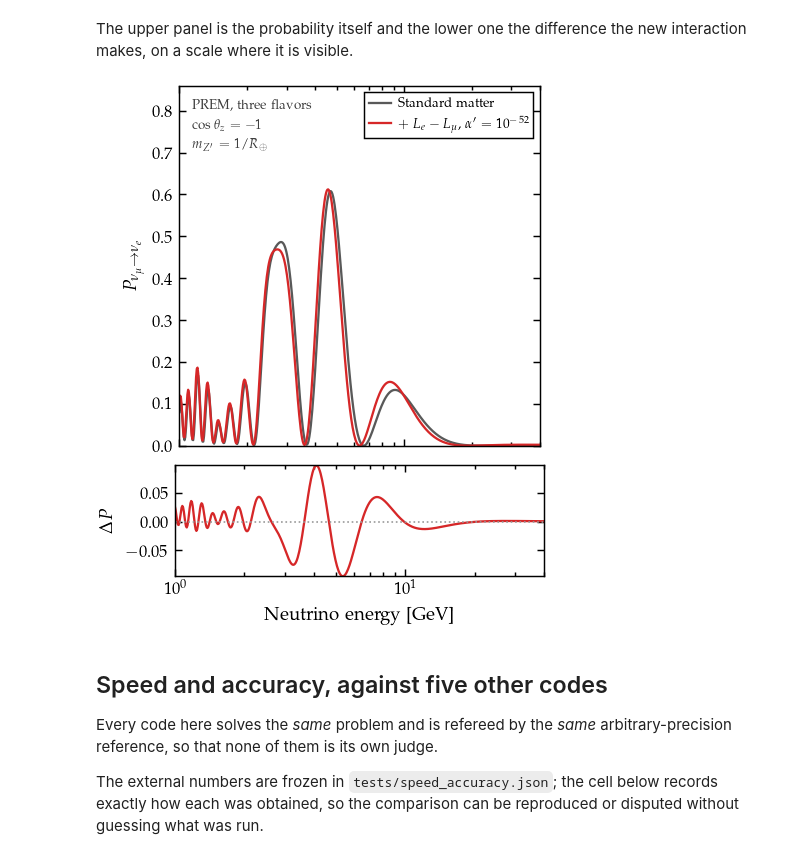
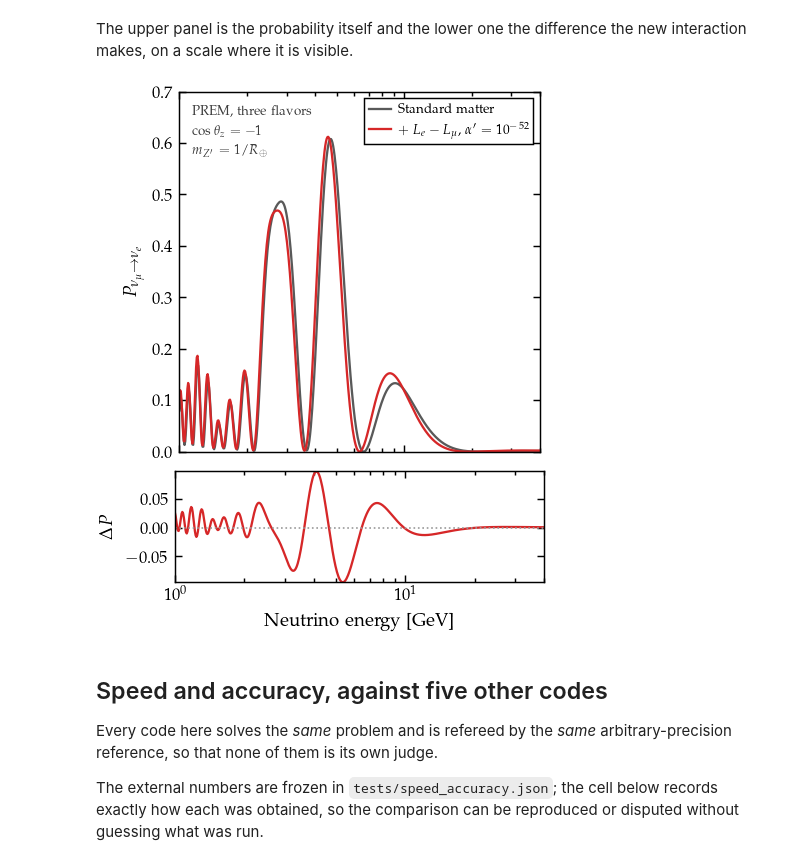
Before and after one commit to mbustama/NuOscProbExact, a Jupyter notebook: notebooks/10_paper_figures.ipynb, the cells around one changed output. Saved outputs shown, nothing was run; the diff lists cells and outputs as text; code cells hidden in the pictures.

```diff
--- a/notebooks/10_paper_figures.ipynb
+++ b/notebooks/10_paper_figures.ipynb
@@ -720,35 +720,35 @@ fig, (ax, axd) = plt.subplots(
 ax.semilogx(E_LRI, P_STD_LRI, "-", color="0.35", lw=1.1,
             label="Standard matter")
 ax.semilogx(E_LRI, P_NEW_LRI, "-", color="C3", lw=1.1,
             label=r"$+\ L_e - L_\mu$, $\alpha^\prime = 10^{-52}$")
 ax.set_ylabel(r"$P_{\nu_\mu \to \nu_e}$")
 # Headroom for the legend and the case label, which would otherwise sit on
 # top of the 5 GeV peak.
-ax.set_ylim(0.0, 0.86)
+ax.set_ylim(0.0, 0.70)
 # Three short lines rather than two long ones: the second line of a
 # two-line version runs under the legend box.
 ax.text(0.035, 0.96,
         "PREM, three flavors\n"
         + r"$\cos\theta_z = -1$" + "\n"
         + r"$m_{Z^\prime} = 1/R_\oplus$",
         transform=ax.transAxes, ha="left", va="top", fontsize=6.5,
         color="0.25", linespacing=1.6)
 leg = ax.legend(loc="upper right", fontsize=6.5, handlelength=1.6)
 leg.get_frame().set_linewidth(0.7)
 # The main panel is square, like the other figures in this notebook; the
 # residual strip below it is a fixed fraction of that.
 ax.set_box_aspect(1.0)
 axd.set_box_aspect(0.30)
 
 axd.semilogx(E_LRI, P_NEW_LRI-P_STD_LRI, "-", color="C3", lw=1.1)
 axd.axhline(0.0, color="0.6", ls=":", lw=0.8)
 axd.set_ylabel(r"$\Delta P$")
 axd.set_xlabel("Neutrino energy [GeV]")
 axd.set_xlim(E_LRI[0], E_LRI[-1])
 fig.savefig(os.path.join(FIGDIR, "lri_earth.pdf"))
 plt.show()
 # %% [output]
-[figure, old version]
+[figure, new version]
 # %% [markdown]
 ## Speed and accuracy, against five other codes
 
```
Also changed, not shown: parts of 1 cell of this notebook, 7 other files.
